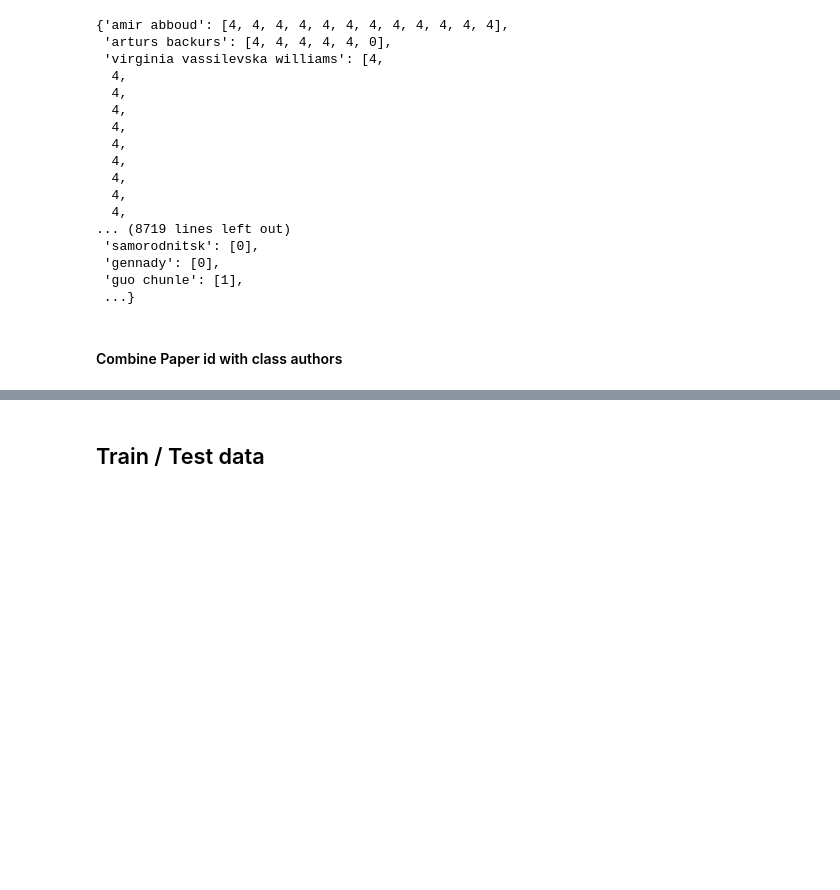
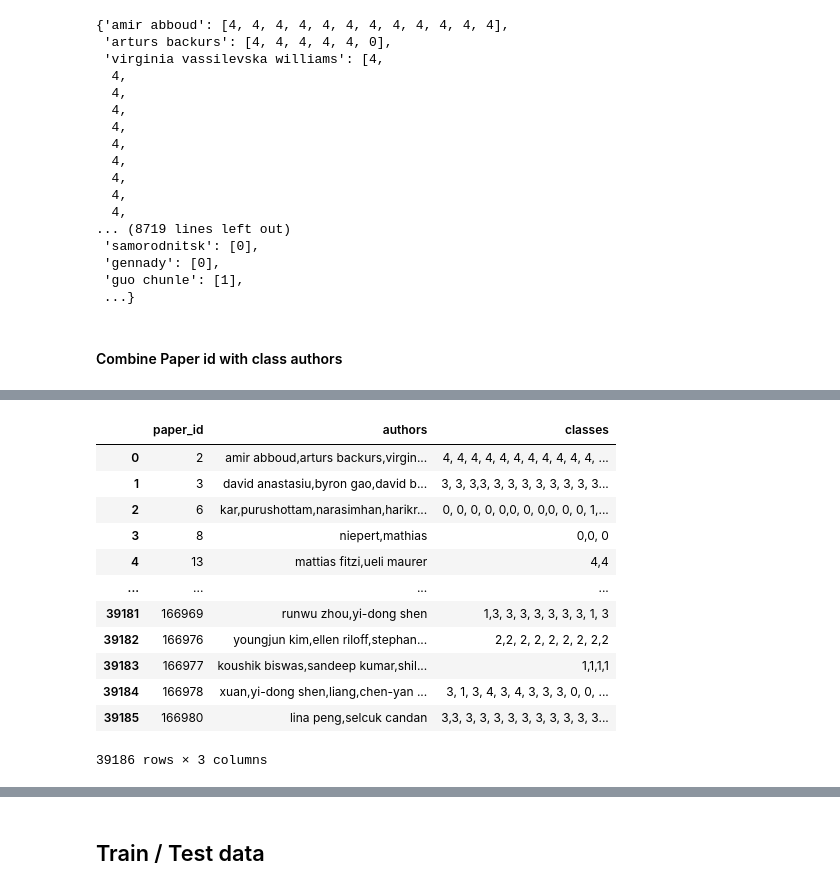
Before and after one commit to panagiotisgia/Publication_Venue_Prediction, a Jupyter notebook: main_2.ipynb, the cells around one changed output, grey strips where cells are left out. Drawn from its saved outputs; the diff is of its cells as text; code cells hidden in the pictures; blank space fills up the shorter version.

```diff
--- a/main_2.ipynb
+++ b/main_2.ipynb
@@ -376,4 +379,18 @@ def add_class_information_to_authors_dict(authors_dict, authors_class_dict):
         updated_authors_dict[paper_id] = ",".join(updated_authors)
 
     return updated_authors_dict
+# %%
+def add_class_information_to_authors_dict_1(authors_dict, authors_class_dict):
+    updated_authors_dict = {}
+
+    for paper_id, authors in authors_dict.items():
+        updated_authors = []
+        updated_classes = []
+        for author in authors.split(','):
+            class_list = authors_class_dict.get(author, [])
+            updated_authors.append(author)
+            updated_classes.append(', '.join(map(str, class_list)))
+        updated_authors_dict[paper_id] = {'authors': ','.join(updated_authors), 'classes': ','.join(updated_classes)}
+
+    return updated_authors_dict
 # %%
@@ -400,0 +424,17 @@ updated_authors_dict
+# %%
+df = create_dataframe_from_dict(updated_authors_dict)
+df
+# %% [output]
+|  | paper_id | authors | classes |
+| 0 | 2 | amir abboud,arturs backurs,virgin... | 4, 4, 4, 4, 4, 4, 4, 4, 4, 4, 4, ... |
+| 1 | 3 | david anastasiu,byron gao,david b... | 3, 3, 3,3, 3, 3, 3, 3, 3, 3, 3, 3... |
+| 2 | 6 | kar,purushottam,narasimhan,harikr... | 0, 0, 0, 0, 0,0, 0, 0,0, 0, 0, 1,... |
+| 3 | 8 | niepert,mathias | 0,0, 0 |
+| 4 | 13 | mattias fitzi,ueli maurer | 4,4 |
+| ... | ... | ... | ... |
+| 39181 | 166969 | runwu zhou,yi-dong shen | 1,3, 3, 3, 3, 3, 3, 3, 1, 3 |
+| 39182 | 166976 | youngjun kim,ellen riloff,stephan... | 2,2, 2, 2, 2, 2, 2, 2,2 |
+| 39183 | 166977 | koushik biswas,sandeep kumar,shil... | 1,1,1,1 |
+| 39184 | 166978 | xuan,yi-dong shen,liang,chen-yan ... | 3, 1, 3, 4, 3, 4, 3, 3, 3, 0, 0, ... |
+| 39185 | 166980 | lina peng,selcuk candan | 3,3, 3, 3, 3, 3, 3, 3, 3, 3, 3, 3... |
+39186 rows × 3 columns
```
Also changed, not shown: parts of 19 cells of this notebook, 3 other files.
